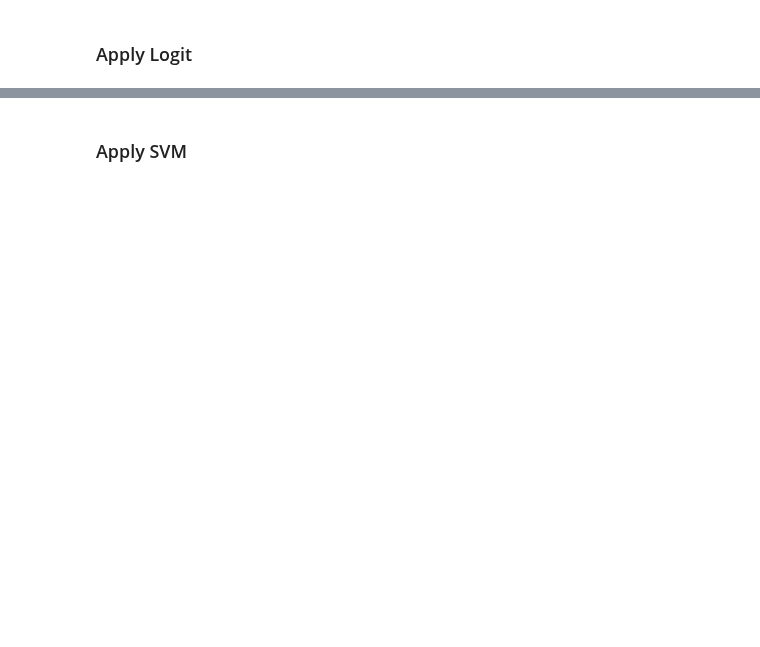
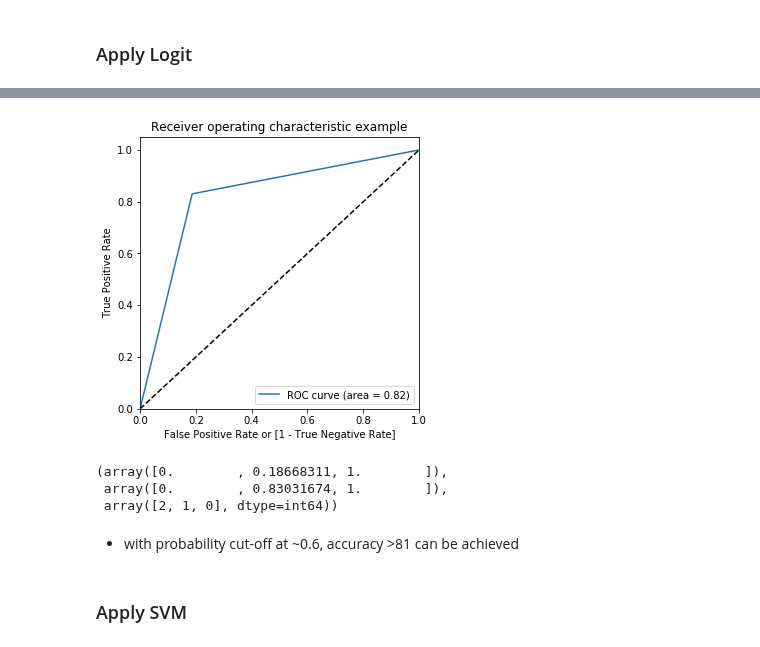
Before and after one commit to vamsigp/IIIT-B, a Jupyter notebook: 1. Statistics and Machine Learning/GP1. Telecom CaseStudy/v2.ipynb, the cells around one changed output, grey strips where cells are left out. Cells and saved outputs as stored; diff of their text form; code cells hidden in the pictures; blank space fills up the shorter version.

```diff
--- a/1. Statistics and Machine Learning/GP1. Telecom CaseStudy/v2.ipynb
+++ b/1. Statistics and Machine Learning/GP1. Telecom CaseStudy/v2.ipynb
@@ -729,0 +477,2 @@ Xscaled = scaler.transform(X)
+# %%
+Xscaled = pd.DataFrame(Xscaled, index=X.index, columns=X.columns)
@@ -958,0 +871,21 @@ pred_probs_test1 = model_pca1.predict_proba(df_test_pca1)[:,1]
+# %%
+learner_pca_95 = LogisticRegression(class_weight='balanced')
+model_pca_95 = learner_pca_95.fit(df_train_pca_95, y_train_smote)
+# %%
+#Making prediction on the test data
+pred_probs_test_95 = model_pca_95.predict_proba(df_test_pca_95)[:,1]
+print("{:2.2f}".format(metrics.roc_auc_score(y_test, pred_probs_test_95)))
+
+y_pred_95 = model_pca_95.predict(df_test_pca_95)
+print(metrics.confusion_matrix(y_test, y_pred_95))
+
+# print other metrics
+
+# accuracy
+print("accuracy - ", metrics.accuracy_score(y_test, y_pred_95))
+
+# precision
+print("precision - ", metrics.precision_score(y_test, y_pred_95))
+
+# recall/sensitivity
+print("recall/sensitivity - ", metrics.recall_score(y_test, y_pred_95))
@@ -958,0 +969,17 @@ pred_probs_test1 = model_pca1.predict_proba(df_test_pca1)[:,1]
+# %%
+def draw_roc( actual, probs ):
+    fpr, tpr, thresholds = metrics.roc_curve( actual, probs,
+                                              drop_intermediate = False )
+    auc_score = metrics.roc_auc_score( actual, probs )
+    plt.figure(figsize=(5, 5))
+    plt.plot( fpr, tpr, label='ROC curve (area = %0.2f)' % auc_score )
+    plt.plot([0, 1], [0, 1], 'k--')
+    plt.xlim([0.0, 1.0])
+    plt.ylim([0.0, 1.05])
+    plt.xlabel('False Positive Rate or [1 - True Negative Rate]')
+    plt.ylabel('True Positive Rate')
+    plt.title('Receiver operating characteristic example')
+    plt.legend(loc="lower right")
+    plt.show()
+
+    return fpr, tpr, thresholds
@@ -958,0 +988,9 @@ pred_probs_test1 = model_pca1.predict_proba(df_test_pca1)[:,1]
+# %%
+draw_roc(y_test, y_pred_95)
+# %% [output]
+[figure, added]
+(array([0.        , 0.18668311, 1.        ]),
+ array([0.        , 0.83031674, 1.        ]),
+ array([2, 1, 0], dtype=int64))
+# %% [markdown]
+* with probability cut-off at ~0.6, accuracy >81 can be achieved
```
Also changed, not shown: parts of 116 cells of this notebook, 4 other files.
